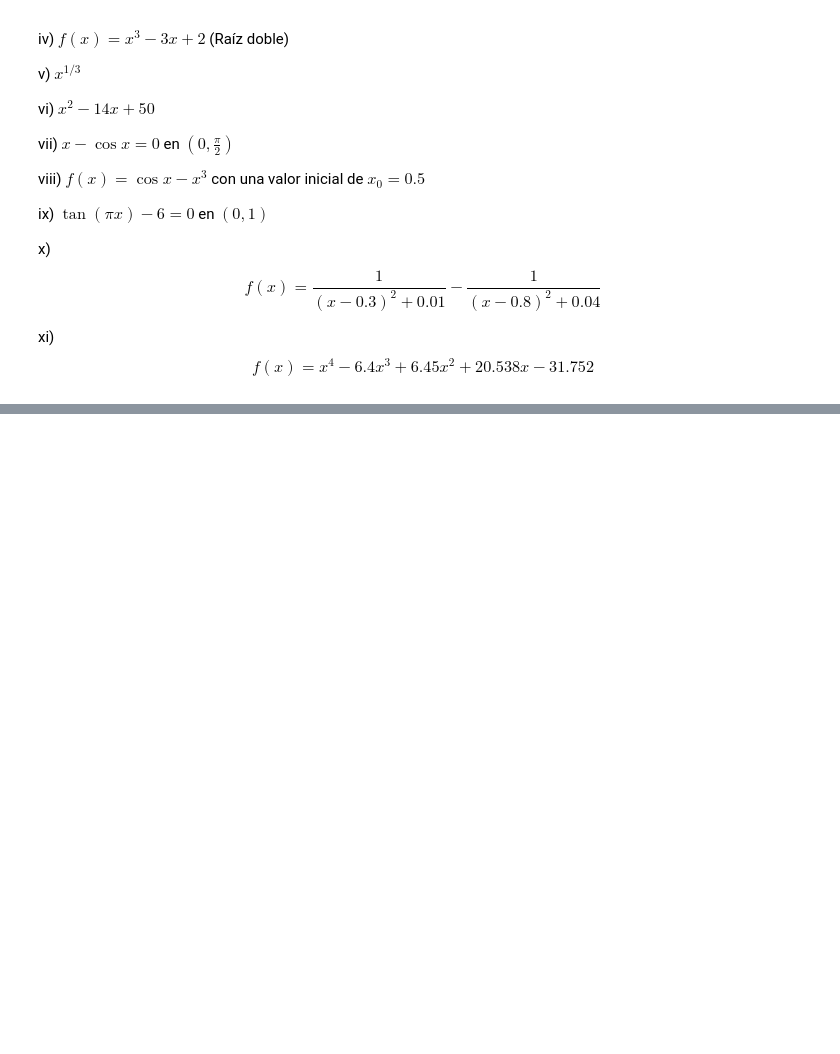
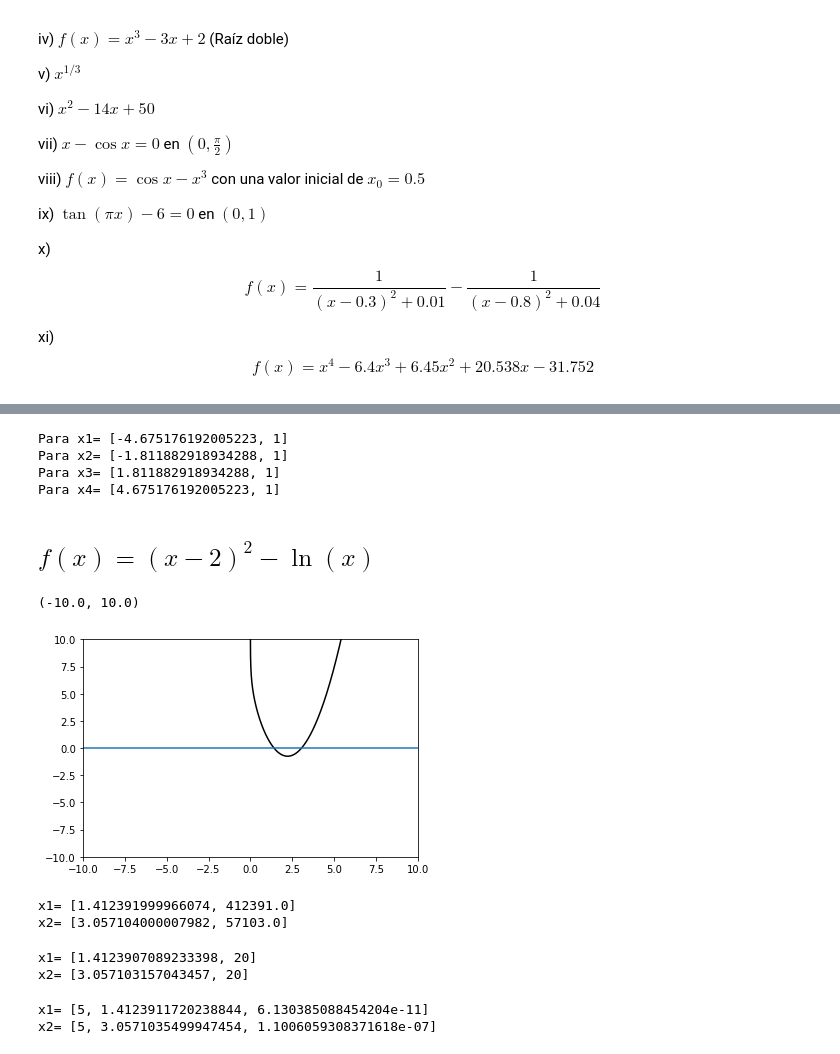
Before and after one commit to AndresAVargas/Fisica_Computacional, a Jupyter notebook: Tareas/Tarea1_FC_2022-2.ipynb, the cells around one changed output, grey strips where cells are left out. Cells and saved outputs as stored; diff of their text form; code cells hidden in the pictures; blank space fills up the shorter version.

```diff
--- a/Tareas/Tarea1_FC_2022-2.ipynb
+++ b/Tareas/Tarea1_FC_2022-2.ipynb
@@ -580,0 +859,48 @@ $$
+# %%
+#Calculo con Ridders
+
+print("Para x1=",ridders(funcion2,-5,-4,0.000001))
+print("Para x2=",ridders(funcion2,-2,-1,0.000001))
+print("Para x3=",ridders(funcion2,1,2,0.000001))
+print("Para x4=",ridders(funcion2,4,5,0.000001))
+# %% [output]
+Para x1= [-4.675176192005223, 1]
+Para x2= [-1.811882918934288, 1]
+Para x3= [1.811882918934288, 1]
+Para x4= [4.675176192005223, 1]
+# %% [markdown]
+## $f(x)=(x-2)^{2}-\ln(x)$
+# %%
+def funcion3(x):
+    return ((x-2)**2) - np.log(x)
+def df3(x):
+    return (2*x)-(1/x)-4
+x=arange(-10,10,0.001)
+plot(x,funcion3(x),'k')
+axhline(0)
+ylim(-10,10)
+xlim(-10,10)
+# %% [output]
+(-10.0, 10.0)
+[figure, added]
+# %%
+#Calculo con Búsqueda incremental
+print("x1=",incremental(funcion3,1,2,1e-6))
+print("x2=",incremental(funcion3,3,4,1e-6))
+# %% [output]
+x1= [1.412391999966074, 412391.0]
+x2= [3.057104000007982, 57103.0]
+# %%
+#Calculo con bisección
+print("x1=", biseccion(funcion3,1 ,2 , 1e-6))
+print("x2=", biseccion(funcion3,3 ,4 , 1e-6))
+# %% [output]
+x1= [1.4123907089233398, 20]
+x2= [3.057103157043457, 20]
+# %%
+#Calculo con Newton-Raphson
+print("x1=", newton(funcion3,df3,1,1e-6))
+print("x2=", newton(funcion3,df3,4,1e-6))
+# %% [output]
+x1= [5, 1.4123911720238844, 6.130385088454204e-11]
+x2= [5, 3.0571035499947454, 1.1006059308371618e-07]
```
Also changed, not shown: parts of 86 cells of this notebook.
